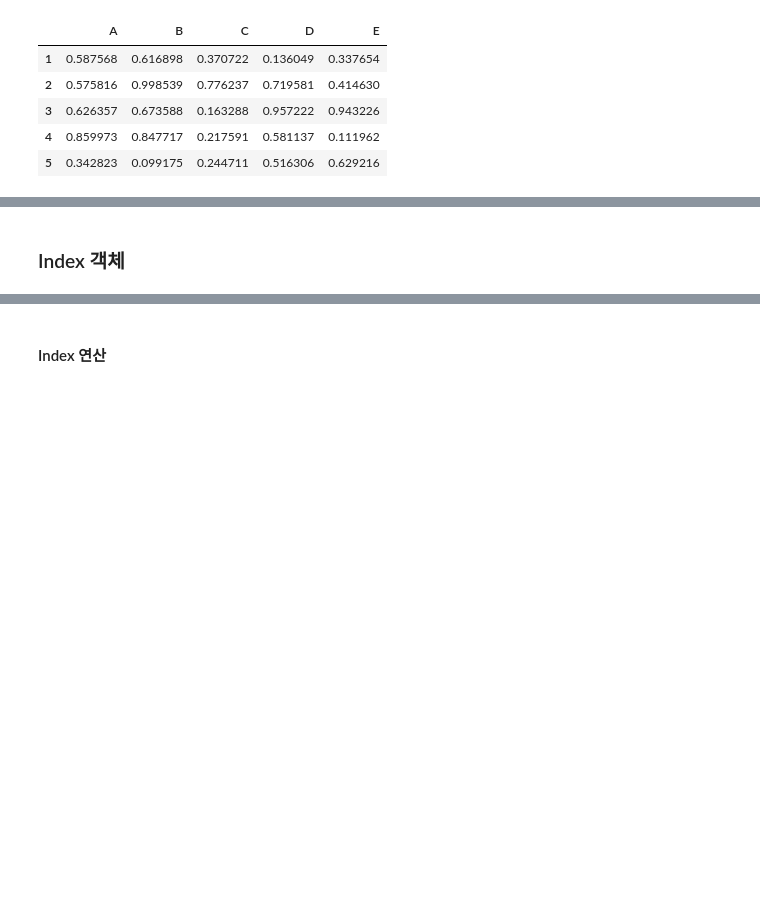
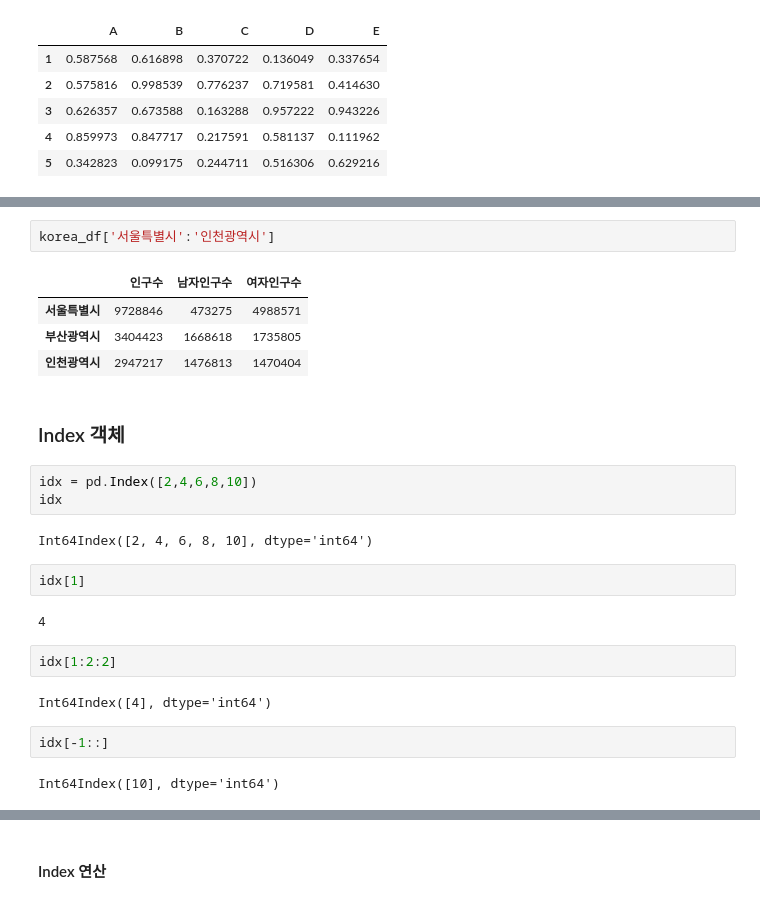
Before and after one commit to hyeonniii/NLP, a Jupyter notebook: _Pandas_한번에_제대로_배우기.ipynb, the cells around one changed output, grey strips where cells are left out. Drawn from its saved outputs; the diff is of its cells as text; blank space fills up the shorter version.

```diff
--- a/_Pandas_한번에_제대로_배우기.ipynb
+++ b/_Pandas_한번에_제대로_배우기.ipynb
@@ -158,2 +209,26 @@ male_tuple = {'서울특별시':473275,'부산광역시':1668618,'인천광역
+# %%
+korea_df['서울특별시':'인천광역시']
+# %% [output]
+|  | 인구수 | 남자인구수 | 여자인구수 |
+| 서울특별시 | 9728846 | 473275 | 4988571 |
+| 부산광역시 | 3404423 | 1668618 | 1735805 |
+| 인천광역시 | 2947217 | 1476813 | 1470404 |
 # %% [markdown]
 ### Index 객체
+# %%
+idx = pd.Index([2,4,6,8,10])
+idx
+# %% [output]
+Int64Index([2, 4, 6, 8, 10], dtype='int64')
+# %%
+idx[1]
+# %% [output]
+4
+# %%
+idx[1:2:2]
+# %% [output]
+Int64Index([4], dtype='int64')
+# %%
+idx[-1::]
+# %% [output]
+Int64Index([10], dtype='int64')
```
Also changed, not shown: parts of 14 cells of this notebook.
